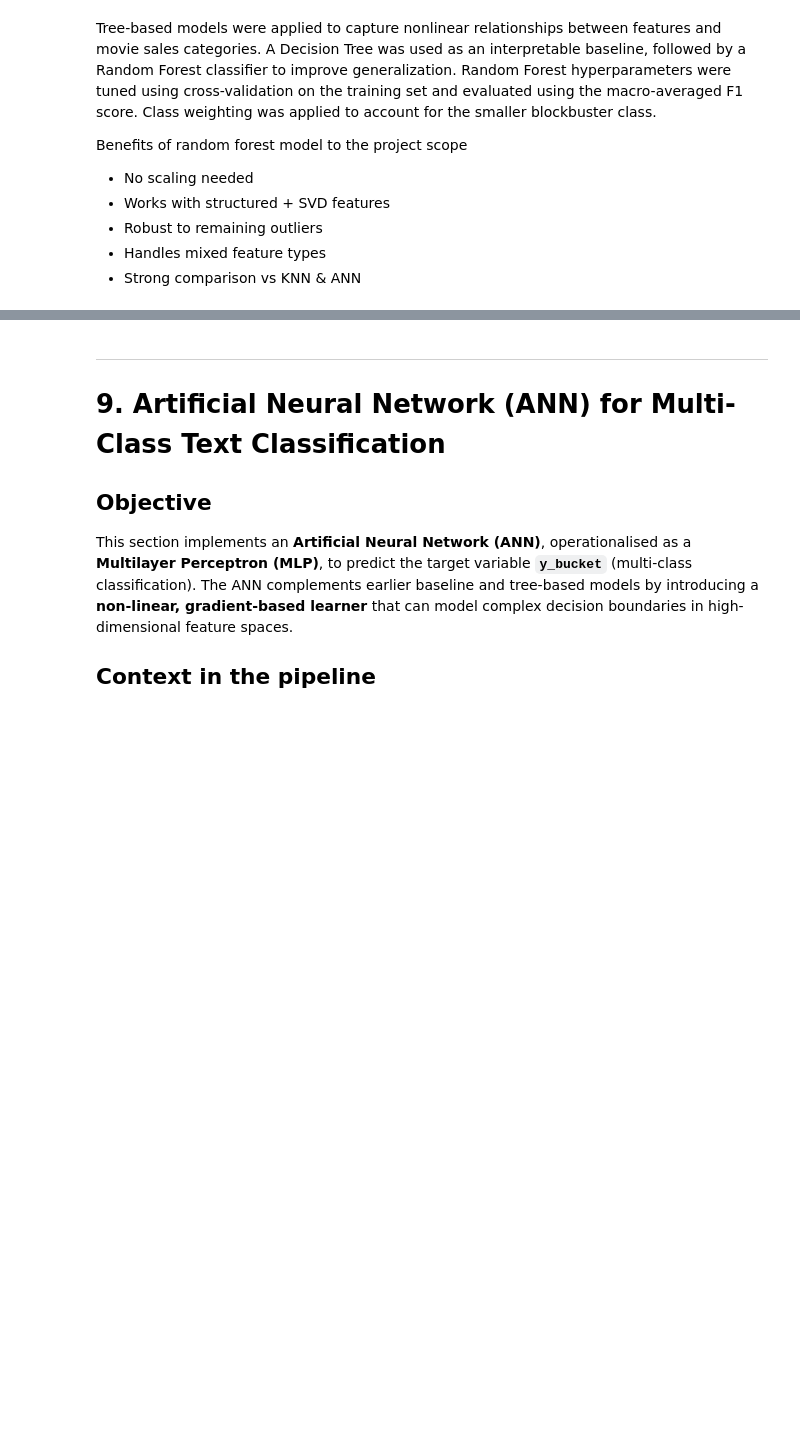
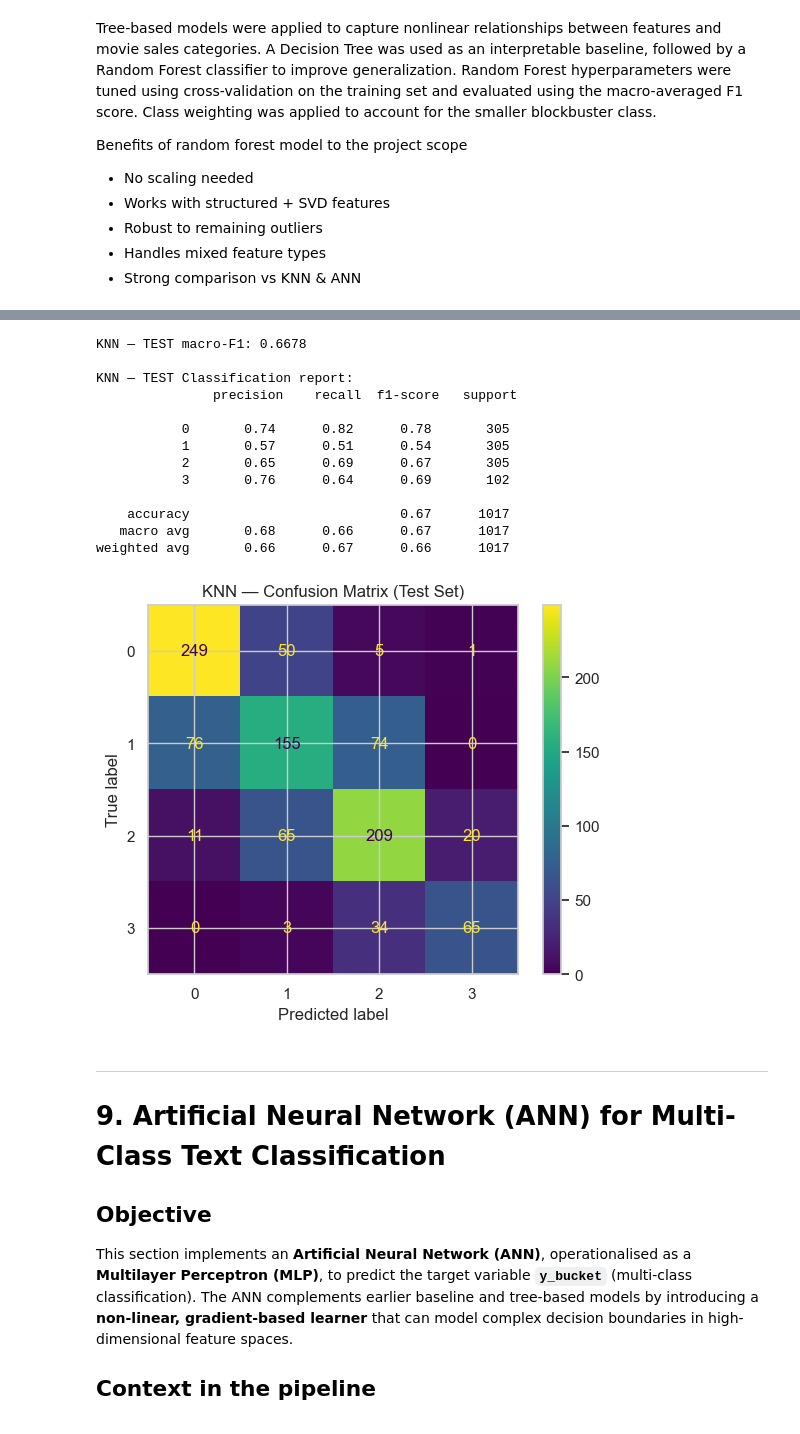
Before and after one commit to spaesey/ai-for-business-project, a Jupyter notebook: src/eda_feature_engineering.ipynb, the cells around one changed output, grey strips where cells are left out. Drawn from its saved outputs; the diff is of its cells as text; code cells hidden in the pictures; blank space fills up the shorter version.

Commit message:
Update containin Matrix, SHAP

```diff
--- a/src/eda_feature_engineering.ipynb
+++ b/src/eda_feature_engineering.ipynb
@@ -2534,3 +2542,44 @@ Benefits of random forest model to the project scope
+# %%
+# ==============================
+# AUTHOR: Fedde Koster
+# ==============================
+
+# Import Libary
+from sklearn.metrics import f1_score, classification_report, confusion_matrix, ConfusionMatrixDisplay
+import matplotlib.pyplot as plt
+
+# Best tuned KNN pipeline
+knn_best = grid.best_estimator_
+
+# Test predictions
+y_knn_test_pred = knn_best.predict(X_test)
+
+# Metrics
+knn_test_macro_f1 = f1_score(y_test, y_knn_test_pred, average="macro")
+print("KNN — TEST macro-F1:", round(knn_test_macro_f1, 4))
+print("\nKNN — TEST Classification report:\n", classification_report(y_test, y_knn_test_pred))
+
+# Confusion matrix
+cm = confusion_matrix(y_test, y_knn_test_pred)
+disp = ConfusionMatrixDisplay(confusion_matrix=cm)
+disp.plot(values_format="d")
+plt.title("KNN — Confusion Matrix (Test Set)")
+plt.show()
+# %% [output]
+KNN — TEST macro-F1: 0.6678
+
+KNN — TEST Classification report:
+               precision    recall  f1-score   support
+
+           0       0.74      0.82      0.78       305
+           1       0.57      0.51      0.54       305
+           2       0.65      0.69      0.67       305
+           3       0.76      0.64      0.69       102
+
+    accuracy                           0.67      1017
+   macro avg       0.68      0.66      0.67      1017
+weighted avg       0.66      0.67      0.66      1017
+[figure, added]
 # %% [markdown]
 ---
 
```
Also changed, not shown: parts of 17 cells of this notebook, 4 other files.
